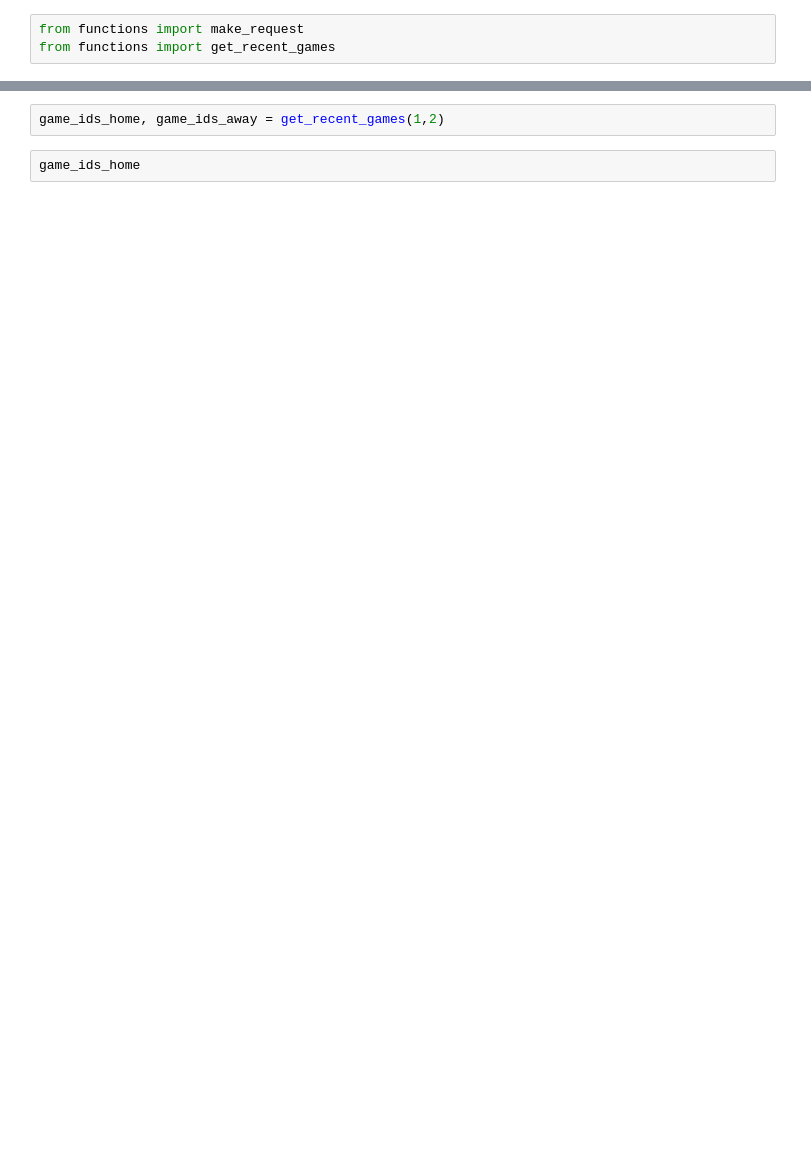
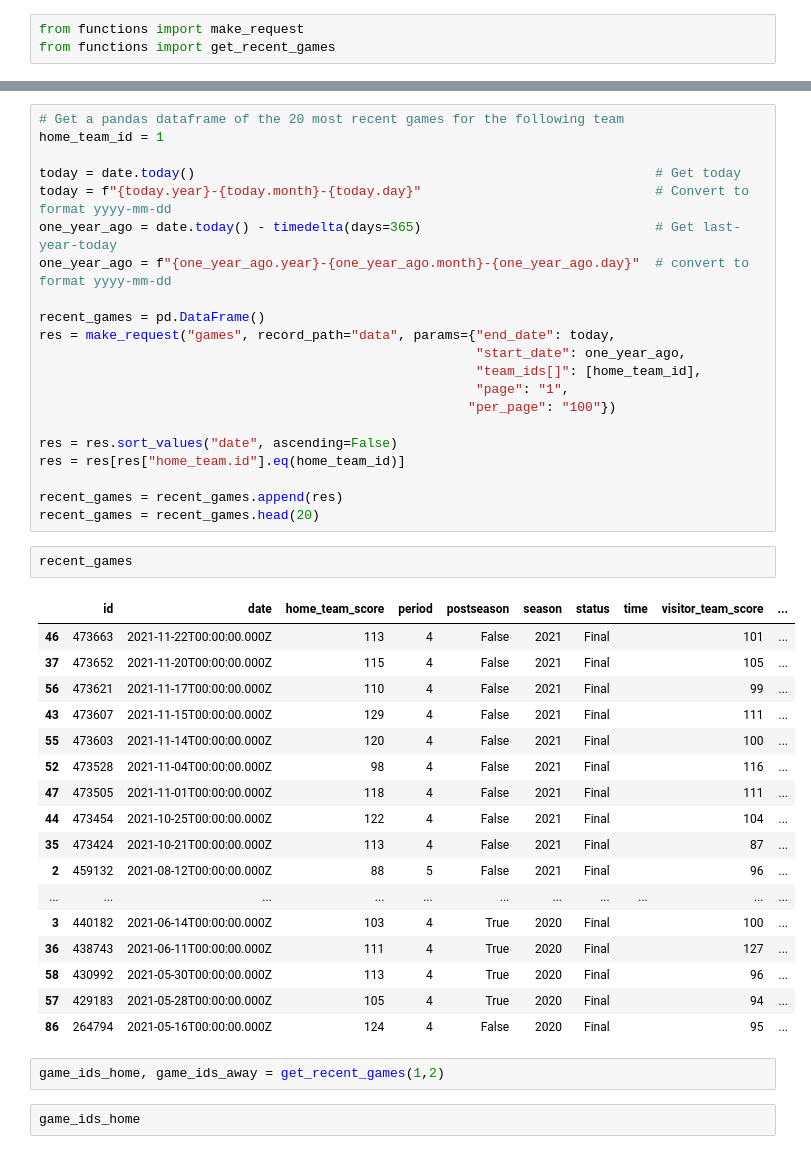
Before and after one commit to ZacharyArgentin/Predicting_NBA_Results, a Jupyter notebook: 5_API.ipynb, the cells around one changed output, grey strips where cells are left out. Drawn from its saved outputs; the diff is of its cells as text; blank space fills up the shorter version.

```diff
--- a/5_API.ipynb
+++ b/5_API.ipynb
@@ -82,3 +37,44 @@ from functions import get_recent_games
+# %%
+# Get a pandas dataframe of the 20 most recent games for the following team
+home_team_id = 1
+
+today = date.today()                                                           # Get today
+today = f"{today.year}-{today.month}-{today.day}"                              # Convert to format yyyy-mm-dd
+one_year_ago = date.today() - timedelta(days=365)                              # Get last-year-today
+one_year_ago = f"{one_year_ago.year}-{one_year_ago.month}-{one_year_ago.day}"  # convert to format yyyy-mm-dd
+
+recent_games = pd.DataFrame()
+res = make_request("games", record_path="data", params={"end_date": today,
+                                                        "start_date": one_year_ago,
+                                                        "team_ids[]": [home_team_id],
+                                                        "page": "1",
+                                                       "per_page": "100"})
+
+res = res.sort_values("date", ascending=False)
+res = res[res["home_team.id"].eq(home_team_id)]
+
+recent_games = recent_games.append(res)
+recent_games = recent_games.head(20)
+# %%
+recent_games
+# %% [output]
+|  | id | date | home_team_score | period | postseason | season | status | time | visitor_team_score | ... |
+| 46 | 473663 | 2021-11-22T00:00:00.000Z | 113 | 4 | False | 2021 | Final |  | 101 | ... |
+| 37 | 473652 | 2021-11-20T00:00:00.000Z | 115 | 4 | False | 2021 | Final |  | 105 | ... |
+| 56 | 473621 | 2021-11-17T00:00:00.000Z | 110 | 4 | False | 2021 | Final |  | 99 | ... |
+| 43 | 473607 | 2021-11-15T00:00:00.000Z | 129 | 4 | False | 2021 | Final |  | 111 | ... |
+| 55 | 473603 | 2021-11-14T00:00:00.000Z | 120 | 4 | False | 2021 | Final |  | 100 | ... |
+| 52 | 473528 | 2021-11-04T00:00:00.000Z | 98 | 4 | False | 2021 | Final |  | 116 | ... |
+| 47 | 473505 | 2021-11-01T00:00:00.000Z | 118 | 4 | False | 2021 | Final |  | 111 | ... |
+| 44 | 473454 | 2021-10-25T00:00:00.000Z | 122 | 4 | False | 2021 | Final |  | 104 | ... |
+| 35 | 473424 | 2021-10-21T00:00:00.000Z | 113 | 4 | False | 2021 | Final |  | 87 | ... |
+| 2 | 459132 | 2021-08-12T00:00:00.000Z | 88 | 5 | False | 2021 | Final |  | 96 | ... |
+| ... | ... | ... | ... | ... | ... | ... | ... | ... | ... | ... |
+| 3 | 440182 | 2021-06-14T00:00:00.000Z | 103 | 4 | True | 2020 | Final |  | 100 | ... |
+| 36 | 438743 | 2021-06-11T00:00:00.000Z | 111 | 4 | True | 2020 | Final |  | 127 | ... |
+| 58 | 430992 | 2021-05-30T00:00:00.000Z | 113 | 4 | True | 2020 | Final |  | 96 | ... |
+| 57 | 429183 | 2021-05-28T00:00:00.000Z | 105 | 4 | True | 2020 | Final |  | 94 | ... |
+| 86 | 264794 | 2021-05-16T00:00:00.000Z | 124 | 4 | False | 2020 | Final |  | 95 | ... |
 # %%
 game_ids_home, game_ids_away = get_recent_games(1,2)
 # %%
```
Also changed, not shown: parts of 19 cells of this notebook, 11 other files.
